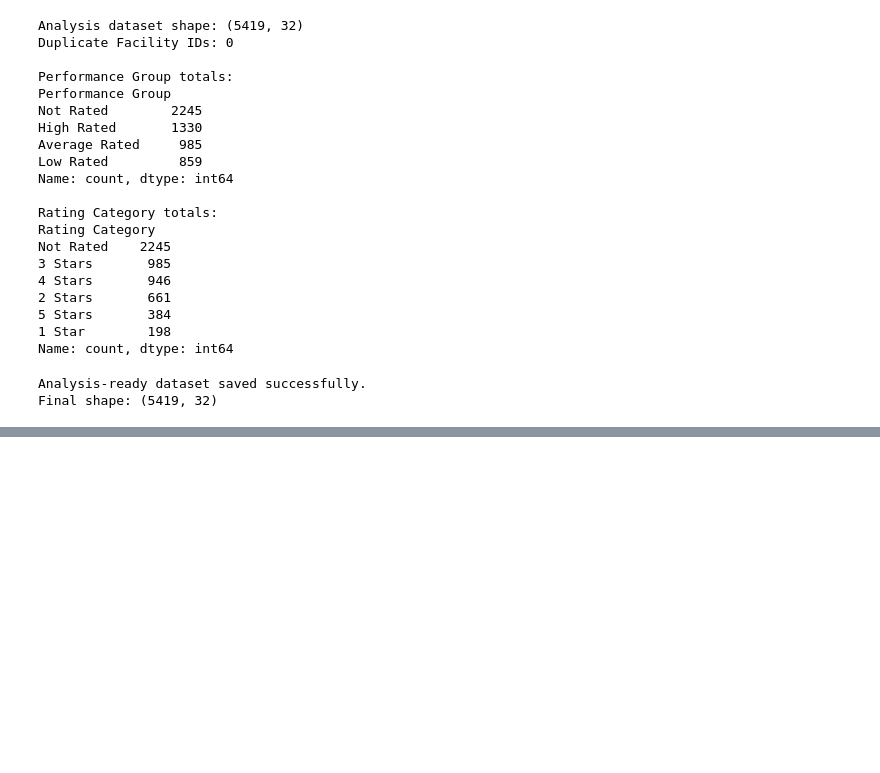
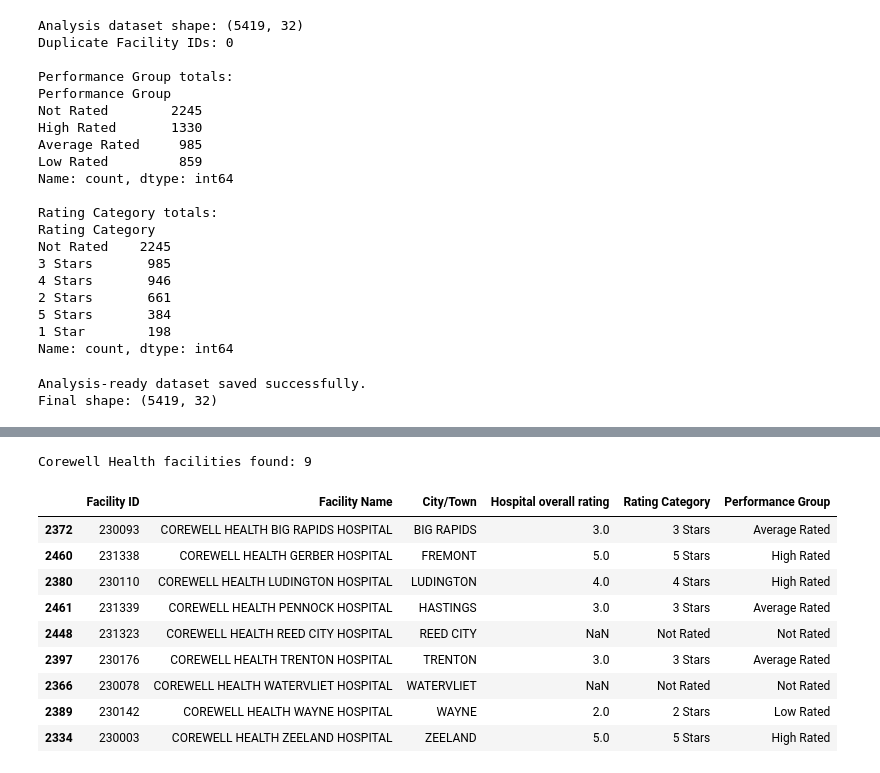
Before and after one commit to kirui-star/cms-hospital-data-analysis, a Jupyter notebook: hospital_analysis.ipynb, the cells around one changed output, grey strips where cells are left out. Drawn from its saved outputs; the diff is of its cells as text; code cells hidden in the pictures; blank space fills up the shorter version.

```diff
--- a/hospital_analysis.ipynb
+++ b/hospital_analysis.ipynb
@@ -434,0 +725,30 @@ Final shape: (5419, 32)
+# %%
+corewell = michigan[
+    michigan["Facility Name"]
+    .str.contains("COREWELL", case=False, na=False)
+].copy()
+
+print("Corewell Health facilities found:", len(corewell))
+
+corewell[
+    [
+        "Facility ID",
+        "Facility Name",
+        "City/Town",
+        "Hospital overall rating",
+        "Rating Category",
+        "Performance Group"
+    ]
+].sort_values("Facility Name")
+# %% [output]
+Corewell Health facilities found: 9
+|  | Facility ID | Facility Name | City/Town | Hospital overall rating | Rating Category | Performance Group |
+| 2372 | 230093 | COREWELL HEALTH BIG RAPIDS HOSPITAL | BIG RAPIDS | 3.0 | 3 Stars | Average Rated |
+| 2460 | 231338 | COREWELL HEALTH GERBER HOSPITAL | FREMONT | 5.0 | 5 Stars | High Rated |
+| 2380 | 230110 | COREWELL HEALTH LUDINGTON HOSPITAL | LUDINGTON | 4.0 | 4 Stars | High Rated |
+| 2461 | 231339 | COREWELL HEALTH PENNOCK HOSPITAL | HASTINGS | 3.0 | 3 Stars | Average Rated |
+| 2448 | 231323 | COREWELL HEALTH REED CITY HOSPITAL | REED CITY | NaN | Not Rated | Not Rated |
+| 2397 | 230176 | COREWELL HEALTH TRENTON HOSPITAL | TRENTON | 3.0 | 3 Stars | Average Rated |
+| 2366 | 230078 | COREWELL HEALTH WATERVLIET HOSPITAL | WATERVLIET | NaN | Not Rated | Not Rated |
+| 2389 | 230142 | COREWELL HEALTH WAYNE HOSPITAL | WAYNE | 2.0 | 2 Stars | Low Rated |
+| 2334 | 230003 | COREWELL HEALTH ZEELAND HOSPITAL | ZEELAND | 5.0 | 5 Stars | High Rated |
```
Also changed, not shown: parts of 16 cells of this notebook.
